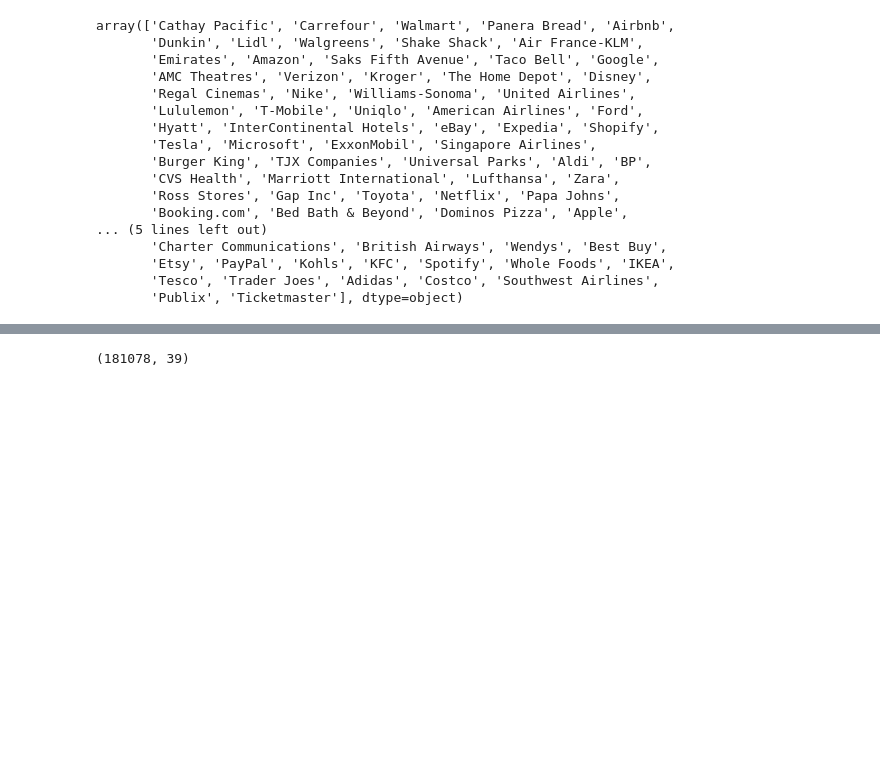
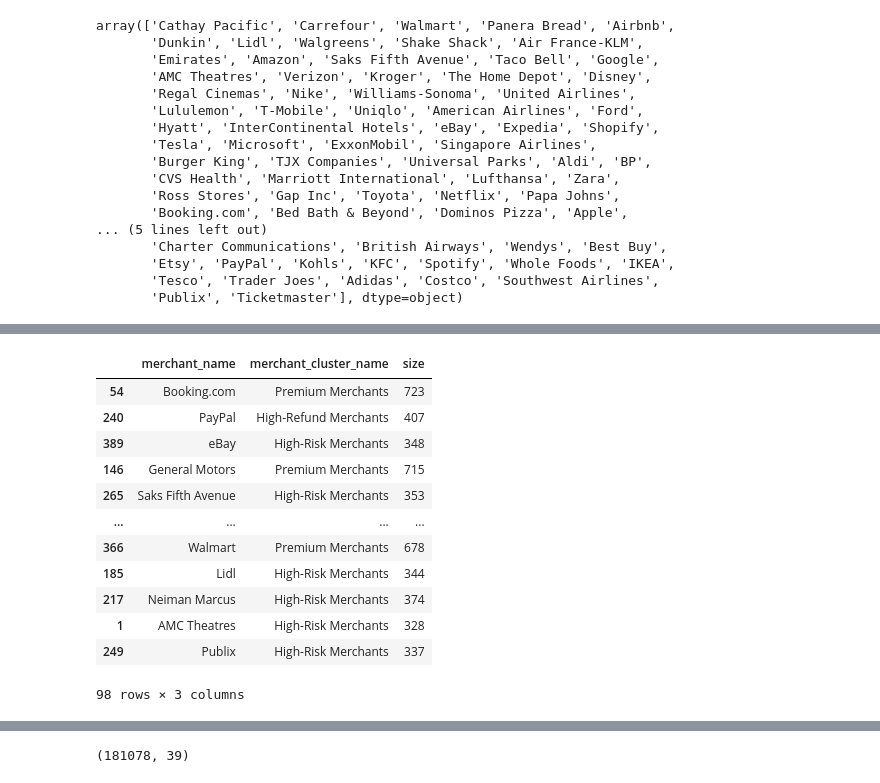
Before and after one commit to Vishaldawar/synthetic_persona, a Jupyter notebook: clustering_data.ipynb, the cells around one changed output, grey strips where cells are left out. Cells and saved outputs as stored; diff of their text form; code cells hidden in the pictures; blank space fills up the shorter version.

```diff
--- a/clustering_data.ipynb
+++ b/clustering_data.ipynb
@@ -914,0 +969,22 @@ raw_txns.head(3)
+# %%
+grouped_persona = raw_txns.groupby(['merchant_name','merchant_cluster_name'],as_index=False).size()
+grouped_persona2 = grouped_persona.groupby('merchant_name',as_index=False).agg({'size':custom_agg})
+# grouped_persona2 = grouped_person2
+grouped_persona3 = pd.merge(grouped_persona, grouped_persona2, on = ['merchant_name','size'],how='left')
+grouped_persona3 = grouped_persona3.sample(frac=1.0)
+grouped_persona3 = grouped_persona3.drop_duplicates(subset=['merchant_name'],keep='first')
+grouped_persona3
+# %% [output]
+|  | merchant_name | merchant_cluster_name | size |
+| 54 | Booking.com | Premium Merchants | 723 |
+| 240 | PayPal | High-Refund Merchants | 407 |
+| 389 | eBay | High-Risk Merchants | 348 |
+| 146 | General Motors | Premium Merchants | 715 |
+| 265 | Saks Fifth Avenue | High-Risk Merchants | 353 |
+| ... | ... | ... | ... |
+| 366 | Walmart | Premium Merchants | 678 |
+| 185 | Lidl | High-Risk Merchants | 344 |
+| 217 | Neiman Marcus | High-Risk Merchants | 374 |
+| 1 | AMC Theatres | High-Risk Merchants | 328 |
+| 249 | Publix | High-Risk Merchants | 337 |
+98 rows × 3 columns
```
Also changed, not shown: parts of 13 cells of this notebook, 12 other files.
